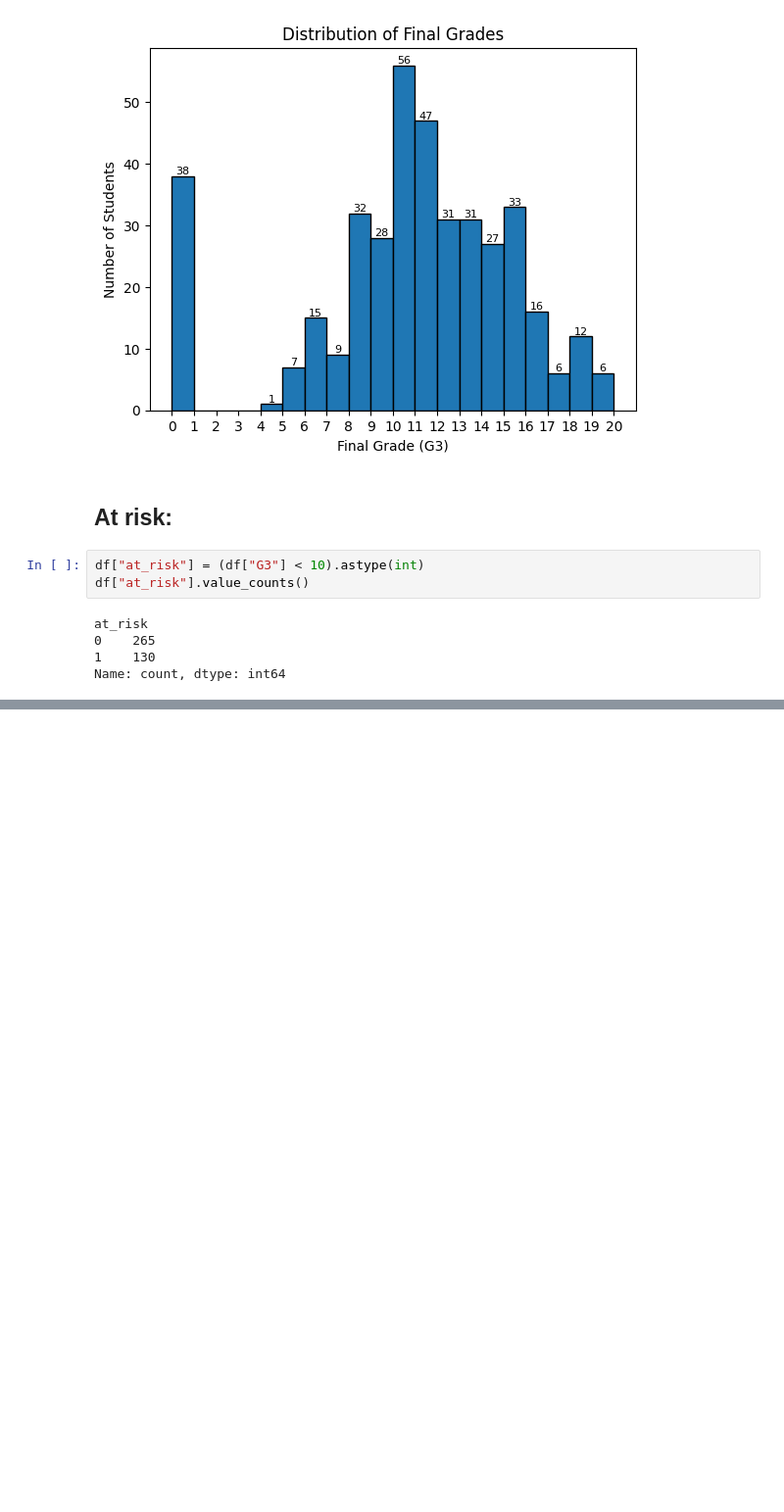
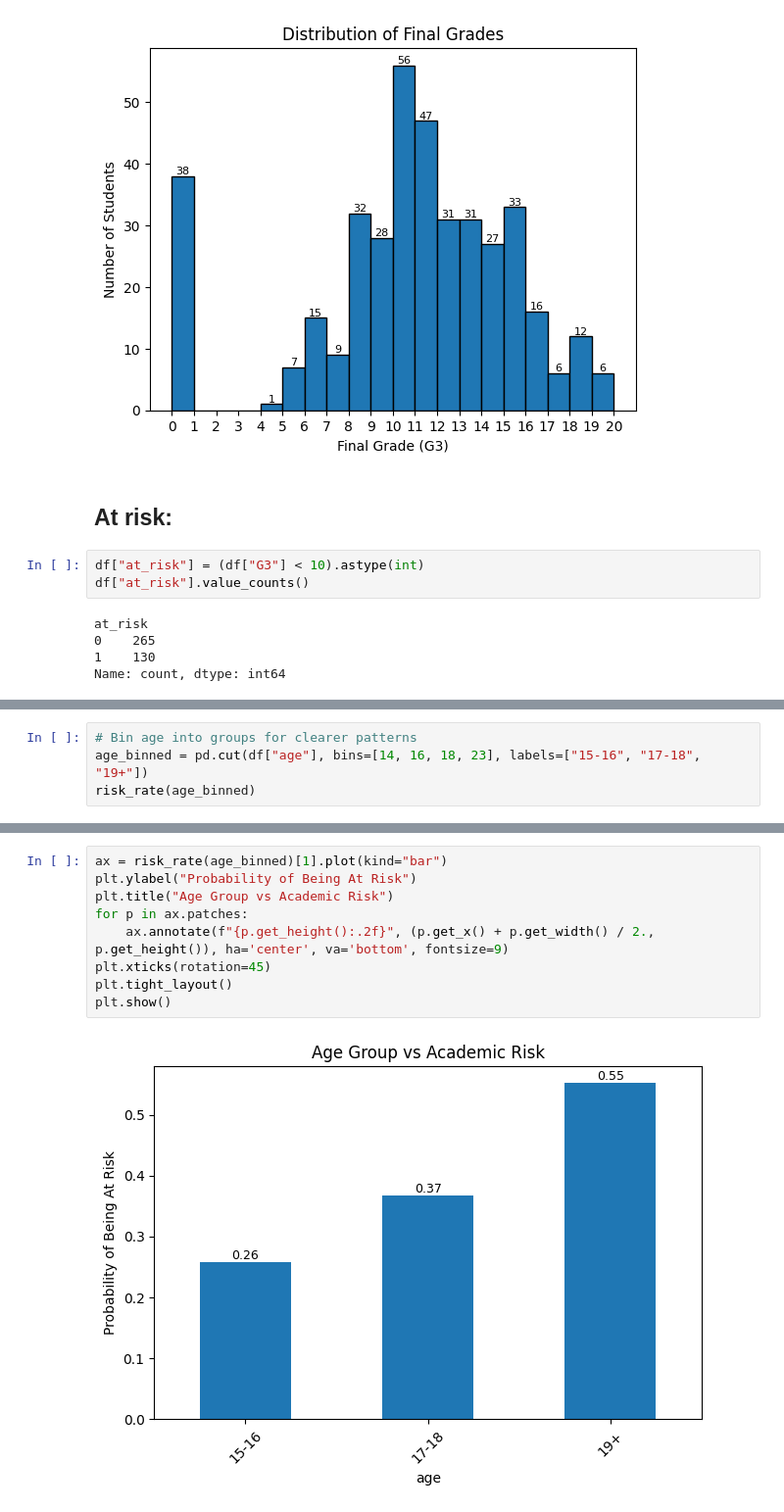
Before and after one commit to Mukhesh-Kumar-Ch/RiskLens, a Jupyter notebook: notebooks/exploratory_analysis.ipynb, the cells around one changed output, grey strips where cells are left out. Shown at 98% size. Saved outputs shown, nothing was run; the diff lists cells and outputs as text; blank space fills up the shorter version.

```diff
--- a/notebooks/exploratory_analysis.ipynb
+++ b/notebooks/exploratory_analysis.ipynb
@@ -232,0 +245,4 @@ Name: count, dtype: int64
+# %%
+# Bin age into groups for clearer patterns
+age_binned = pd.cut(df["age"], bins=[14, 16, 18, 23], labels=["15-16", "17-18", "19+"])
+risk_rate(age_binned)
@@ -232,0 +255,11 @@ Name: count, dtype: int64
+# %%
+ax = risk_rate(age_binned)[1].plot(kind="bar")
+plt.ylabel("Probability of Being At Risk")
+plt.title("Age Group vs Academic Risk")
+for p in ax.patches:
+    ax.annotate(f"{p.get_height():.2f}", (p.get_x() + p.get_width() / 2., p.get_height()), ha='center', va='bottom', fontsize=9)
+plt.xticks(rotation=45)
+plt.tight_layout()
+plt.show()
+# %% [output]
+[figure, added]
```
Also changed, not shown: parts of 79 cells of this notebook.
